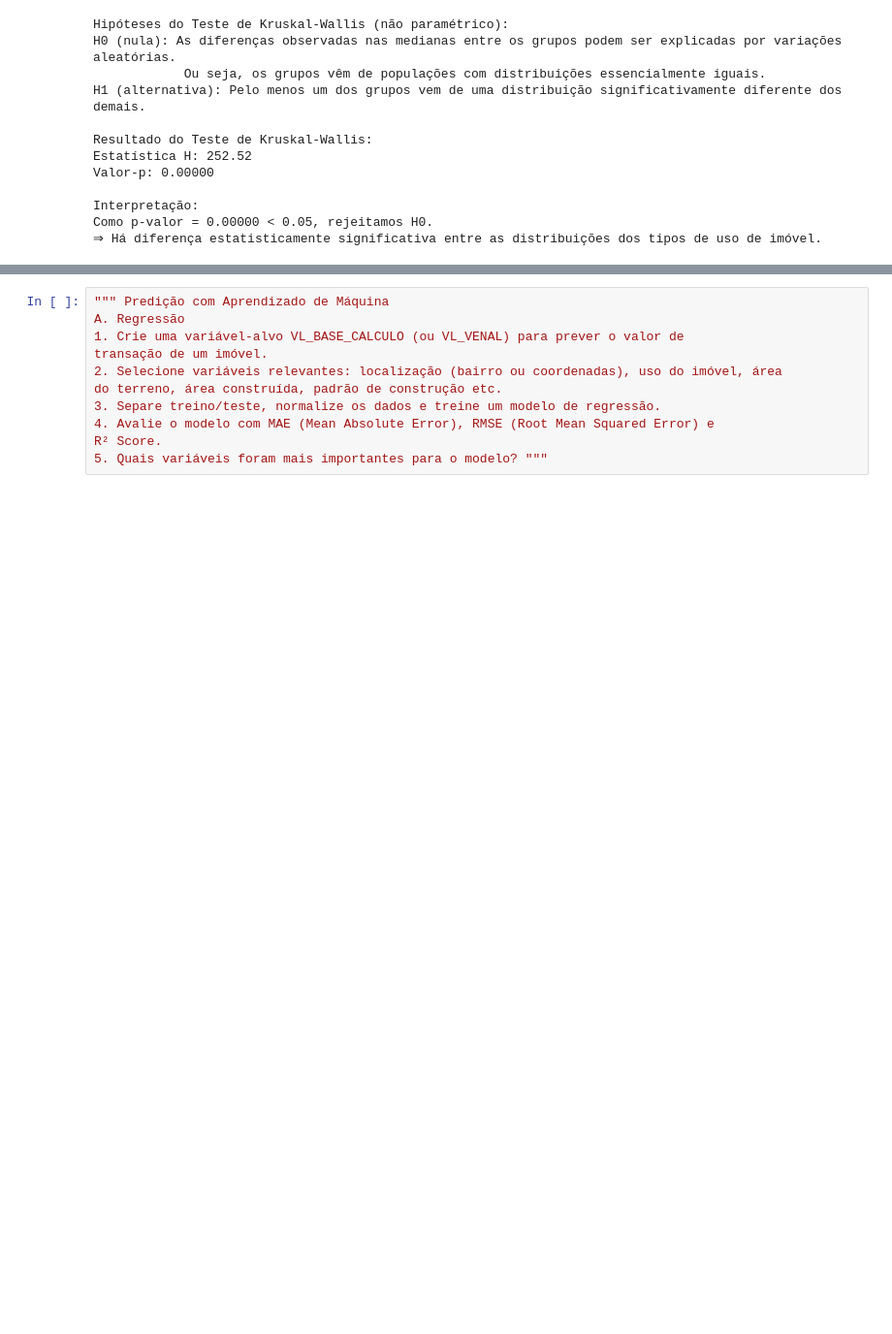
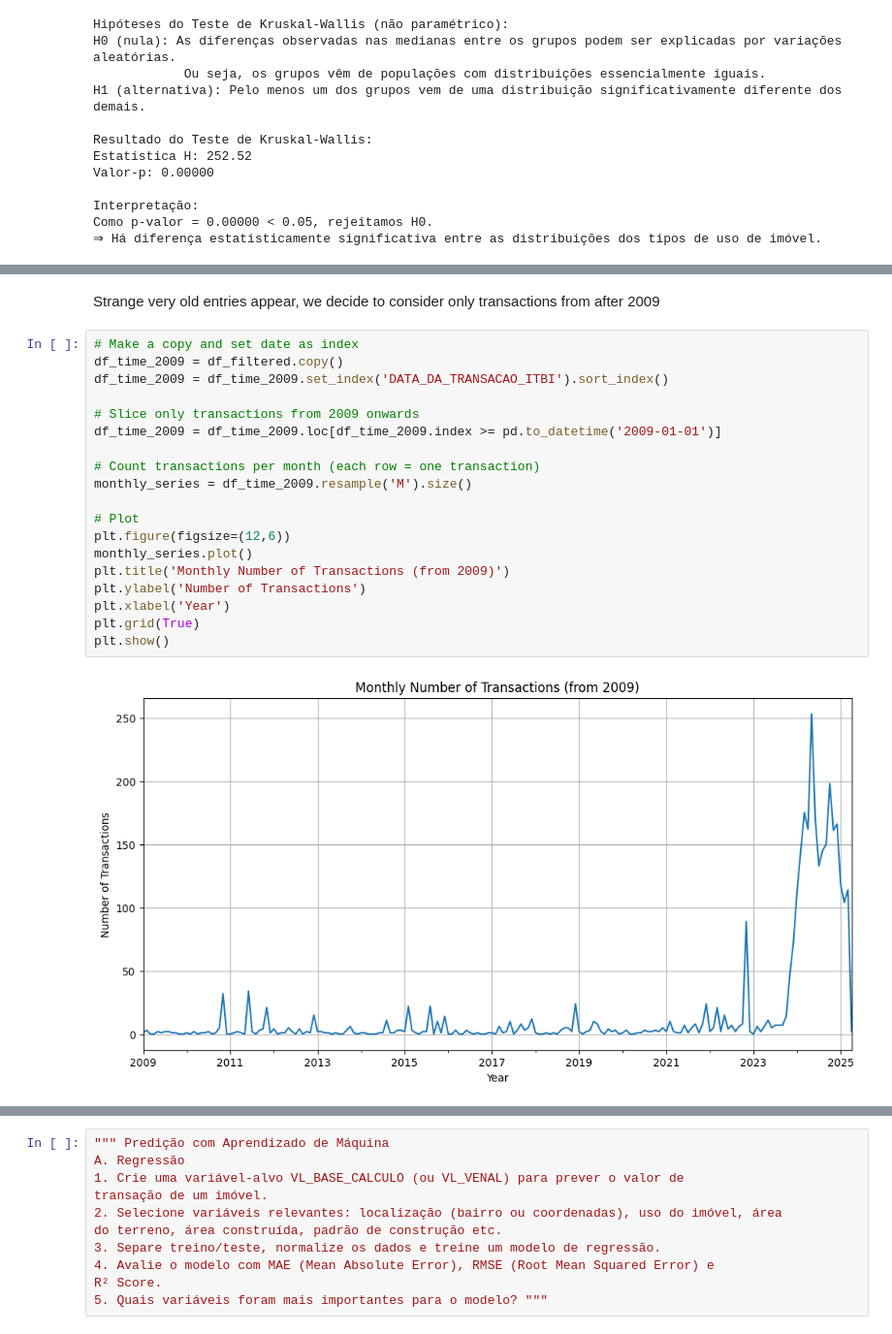
Before and after one commit to lsampaiorocha/housing-prices-Fortaleza, a Jupyter notebook: notebooks/analysis.ipynb, the cells around one changed output, grey strips where cells are left out. Shown at 97% size. Saved outputs shown, nothing was run; the diff lists cells and outputs as text; blank space fills up the shorter version.

```diff
--- a/notebooks/analysis.ipynb
+++ b/notebooks/analysis.ipynb
@@ -778,0 +819,23 @@ TypeError: Only valid with DatetimeIndex, TimedeltaIndex or PeriodIndex, but got
+# %% [markdown]
+Strange very old entries appear, we decide to consider only transactions from after 2009
+# %%
+# Make a copy and set date as index
+df_time_2009 = df_filtered.copy()
+df_time_2009 = df_time_2009.set_index('DATA_DA_TRANSACAO_ITBI').sort_index()
+
+# Slice only transactions from 2009 onwards
+df_time_2009 = df_time_2009.loc[df_time_2009.index >= pd.to_datetime('2009-01-01')]
+
+# Count transactions per month (each row = one transaction)
+monthly_series = df_time_2009.resample('M').size()
+
+# Plot
+plt.figure(figsize=(12,6))
+monthly_series.plot()
+plt.title('Monthly Number of Transactions (from 2009)')
+plt.ylabel('Number of Transactions')
+plt.xlabel('Year')
+plt.grid(True)
+plt.show()
+# %% [output]
+[figure, added]
```
Also changed, not shown: parts of 39 cells of this notebook, 2 other files.
